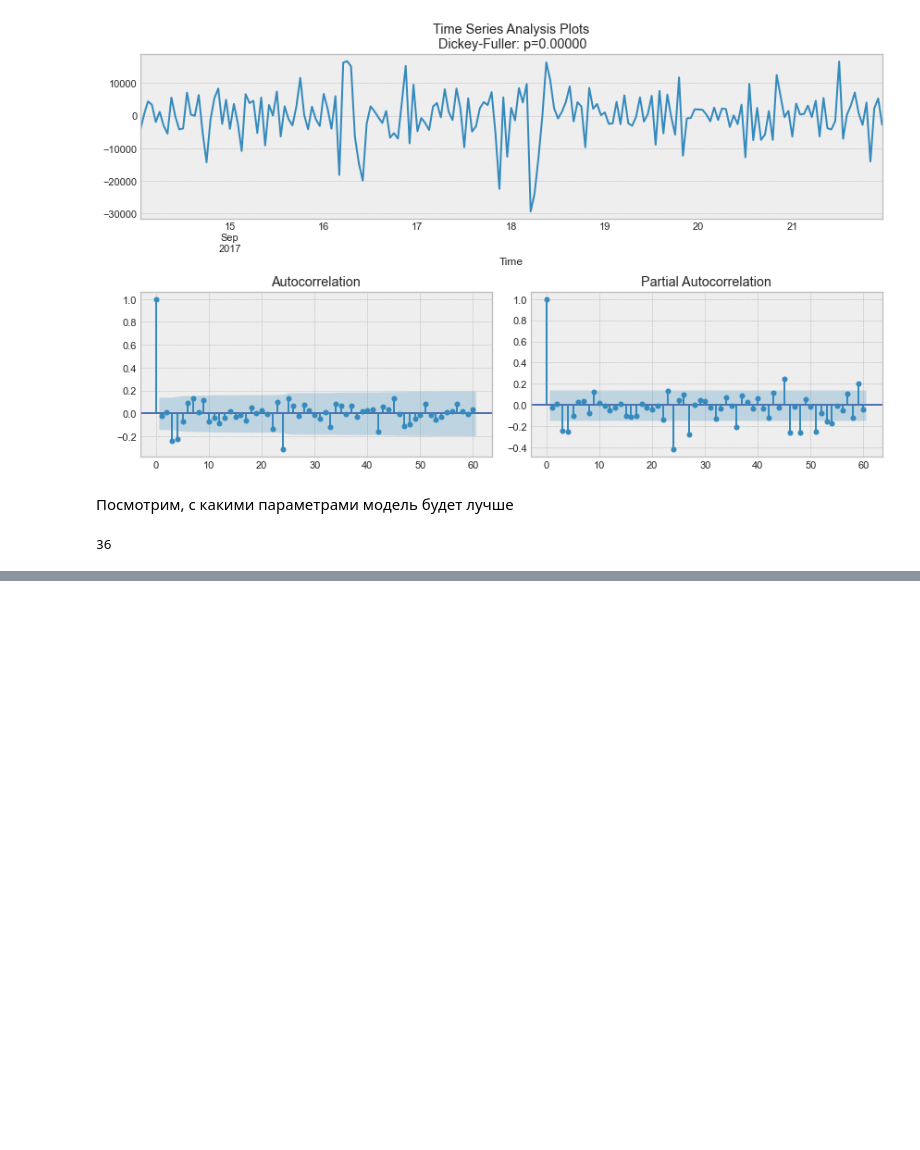
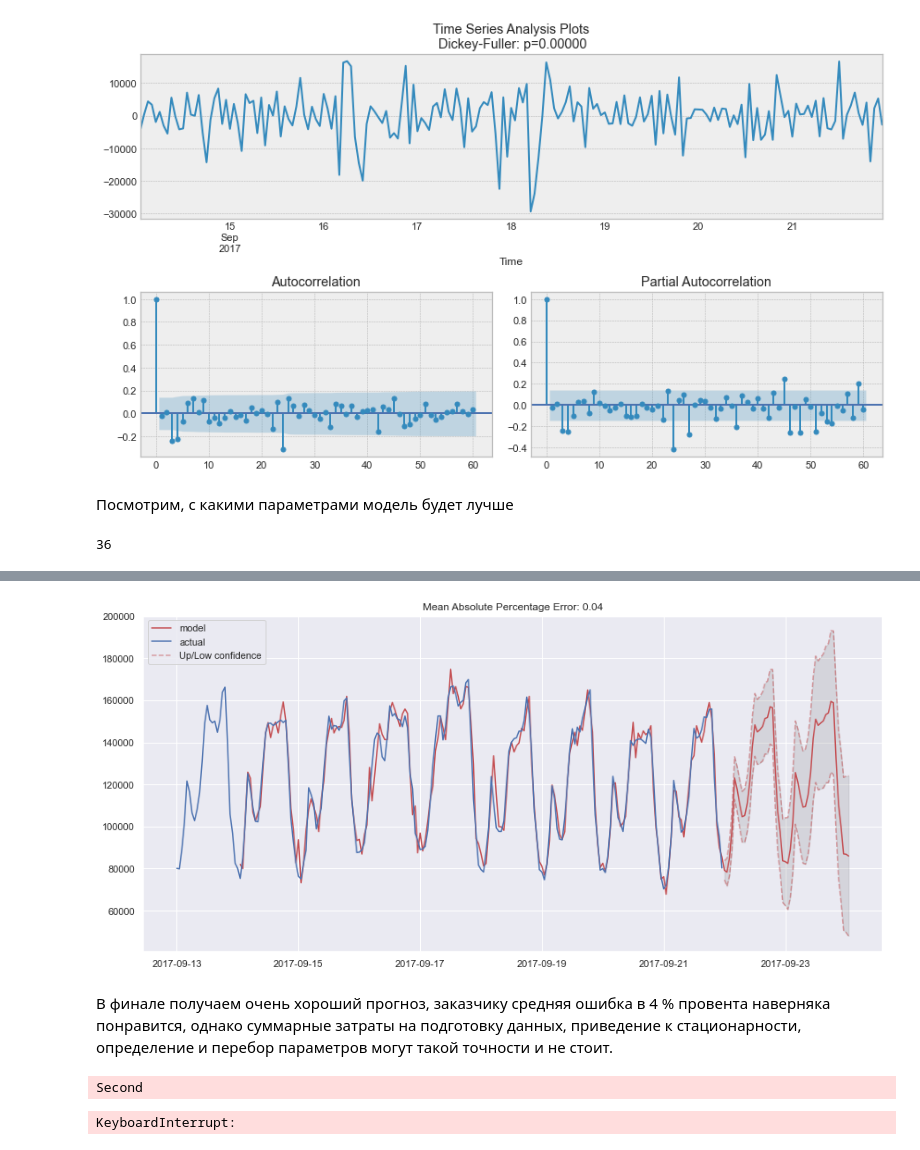
Before and after one commit to adwiza/machine_learning, a Jupyter notebook: ml_23-Time series analysis.ipynb, the cells around one changed output, grey strips where cells are left out. Drawn from its saved outputs; the diff is of its cells as text; code cells hidden in the pictures; blank space fills up the shorter version.

```diff
--- a/ml_23-Time series analysis.ipynb
+++ b/ml_23-Time series analysis.ipynb
@@ -677,0 +760,54 @@ len(parameters_list)
+# %%
+def plotSARIMA(series, model, n_steps, s=24, d=1, plot_intervals=True, alpha=.2):
+    """
+        Plots model vs predicted values
+
+        series - dataset with timeseries
+        model - fitted SARIMA model
+        n_staps - number of steps to predicin the future
+    """
+    # add model values
+    data = series.copy()
+    data.columns = ['actual']
+    data['arima_model'] = model.fittedvalues
+    # making a shift on s + d steps, because these values were unobserved by the model
+    # due differentiating
+    data['arima_model'][:s+d] = np.NaN
+
+    # forecasting on n_steps forward
+    forecast = best_model.get_forecast(steps=50)
+    model_predictions = data.arima_model.append(forecast.predicted_mean)
+    # calculate error, again having shifted on s + d steps from begining
+    error = mean_absolute_percentage_error(data['actual'][s+d:], data['arima_model'][s+d:])
+
+    plt.figure(figsize=(15, 7))
+    plt.title(f'Mean Absolute Percentage Error: {error:.2f}')
+
+    plt.plot(model_predictions, color='r', label='model')
+    plt.plot(data.actual, label='actual')
+
+    if plot_intervals:
+        intervals = forecast.conf_int(alpha=alpha)
+        intervals.columns=['lower', 'upper']
+        plt.plot(intervals['lower'], 'r--', alpha=.5, label = 'Up/Low confidence')
+        plt.plot(intervals['upper'], 'r--', alpha=.5)
+        plt.fill_between(x=intervals.index, y1=intervals['upper'],
+                        y2=intervals['lower'], alpha=0.2, color='grey')
+    plt.legend()
+    plt.grid(True);
+# %%
+plotSARIMA(ads, best_model, 50, alpha=.5)
+# %% [output]
+[figure, added]
+# %% [markdown]
+В финале получаем очень хороший прогноз, заказчику средняя ошибка в 4 % провента наверняка понравится, однако суммарные затраты на подготовку данных, приведение к стационарности, определение и перебор параметров могут такой точности и не стоит.
+# %%
+import time
+from tqdm import tqdm
+
+for i in tqdm(range(100), desc='1st loop'):
+    for j in tqdm(range(200), desc='2nd loop', leave=False):
+        time.sleep(.1)
+# %% [output]
+Second
+KeyboardInterrupt:
```
Also changed, not shown: parts of 11 cells of this notebook.
